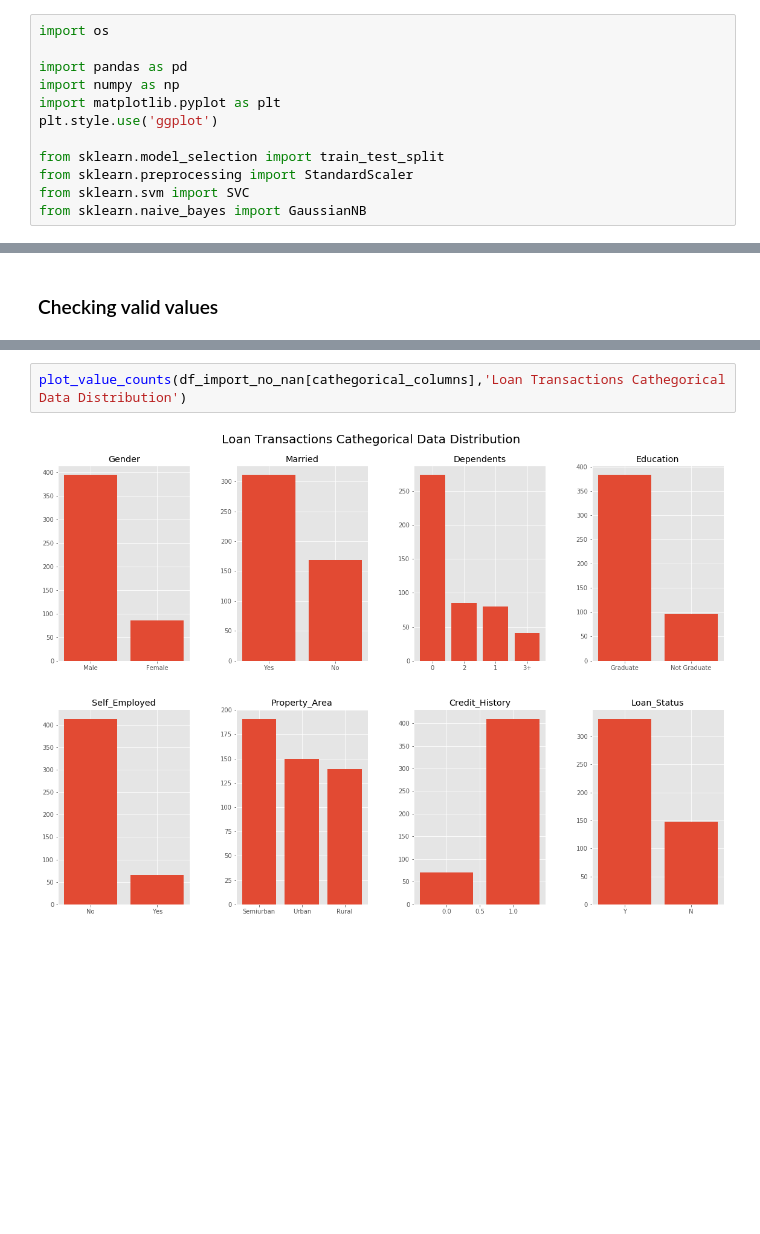
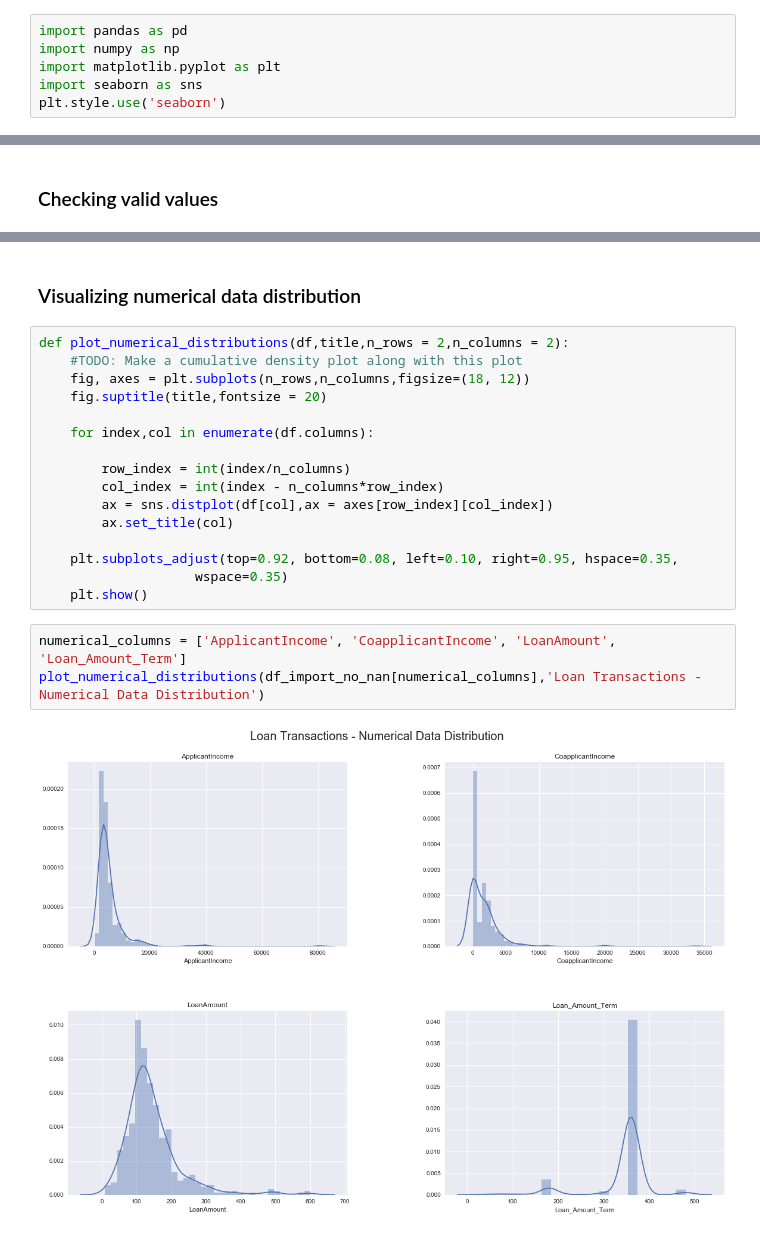
Before and after one commit to lucasthim/loan-prediction, a Jupyter notebook: 01_exploratory_analysis.ipynb, the cells around one changed output, grey strips where cells are left out. Saved outputs shown, nothing was run; the diff lists cells and outputs as text; blank space fills up the shorter version.

```diff
--- a/01_exploratory_analysis.ipynb
+++ b/01_exploratory_analysis.ipynb
@@ -3,15 +3,9 @@
 # %%
-import os
-
 import pandas as pd
 import numpy as np
 import matplotlib.pyplot as plt
-plt.style.use('ggplot')
-
-from sklearn.model_selection import train_test_split
-from sklearn.preprocessing import StandardScaler
-from sklearn.svm import SVC
-from sklearn.naive_bayes import GaussianNB
+import seaborn as sns
+plt.style.use('seaborn')
 # %% [markdown]
 ### Importing and pre-visualization
 # %%
@@ -173,4 +145,23 @@ Loan_Status : ['Y' 'N']
+# %% [markdown]
+### Visualizing numerical data distribution
+# %%
+def plot_numerical_distributions(df,title,n_rows = 2,n_columns = 2):
+    #TODO: Make a cumulative density plot along with this plot
+    fig, axes = plt.subplots(n_rows,n_columns,figsize=(18, 12))
+    fig.suptitle(title,fontsize = 20)
+
+    for index,col in enumerate(df.columns):
+
+        row_index = int(index/n_columns)
+        col_index = int(index - n_columns*row_index)
+        ax = sns.distplot(df[col],ax = axes[row_index][col_index])
+        ax.set_title(col)
+
+    plt.subplots_adjust(top=0.92, bottom=0.08, left=0.10, right=0.95, hspace=0.35,
+                    wspace=0.35)
+    plt.show()
 # %%
-plot_value_counts(df_import_no_nan[cathegorical_columns],'Loan Transactions Cathegorical Data Distribution')
+numerical_columns = ['ApplicantIncome', 'CoapplicantIncome', 'LoanAmount', 'Loan_Amount_Term']
+plot_numerical_distributions(df_import_no_nan[numerical_columns],'Loan Transactions - Numerical Data Distribution')
 # %% [output]
-[figure, old version]
+[figure, new version]
```
Also changed, not shown: parts of 20 cells of this notebook, 2 other files.
